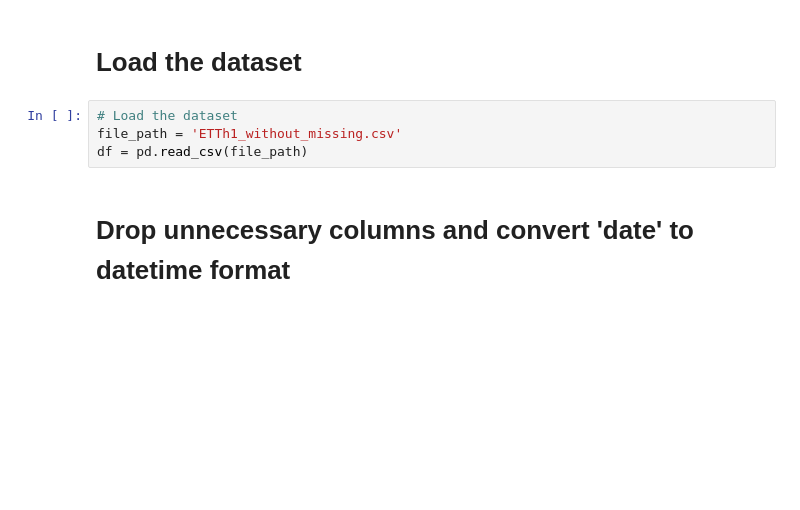
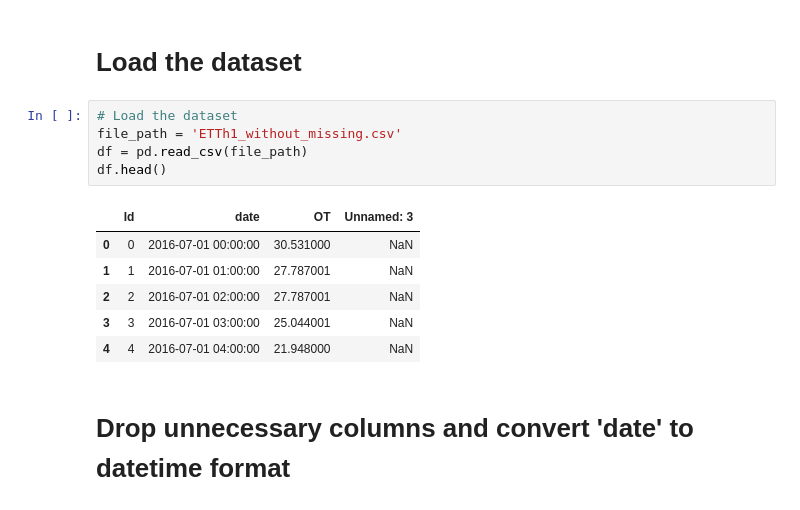
Before and after one commit to azizthiampro/timeSeriesForecasting, a Jupyter notebook: timeSerie.ipynb, the cells around one changed output. Saved outputs shown, nothing was run; the diff lists cells and outputs as text; blank space fills up the shorter version.

```diff
--- a/timeSerie.ipynb
+++ b/timeSerie.ipynb
@@ -17,7 +17,15 @@ from sklearn.metrics import mean_absolute_error
 # %%
 # Load the dataset
 file_path = 'ETTh1_without_missing.csv'
 df = pd.read_csv(file_path)
+df.head()
+# %% [output]
+|  | Id | date | OT | Unnamed: 3 |
+| 0 | 0 | 2016-07-01 00:00:00 | 30.531000 | NaN |
+| 1 | 1 | 2016-07-01 01:00:00 | 27.787001 | NaN |
+| 2 | 2 | 2016-07-01 02:00:00 | 27.787001 | NaN |
+| 3 | 3 | 2016-07-01 03:00:00 | 25.044001 | NaN |
+| 4 | 4 | 2016-07-01 04:00:00 | 21.948000 | NaN |
 # %% [markdown]
 # Drop unnecessary columns and convert 'date' to datetime format
 # %%
```
Also changed, not shown: parts of 4 cells of this notebook.
